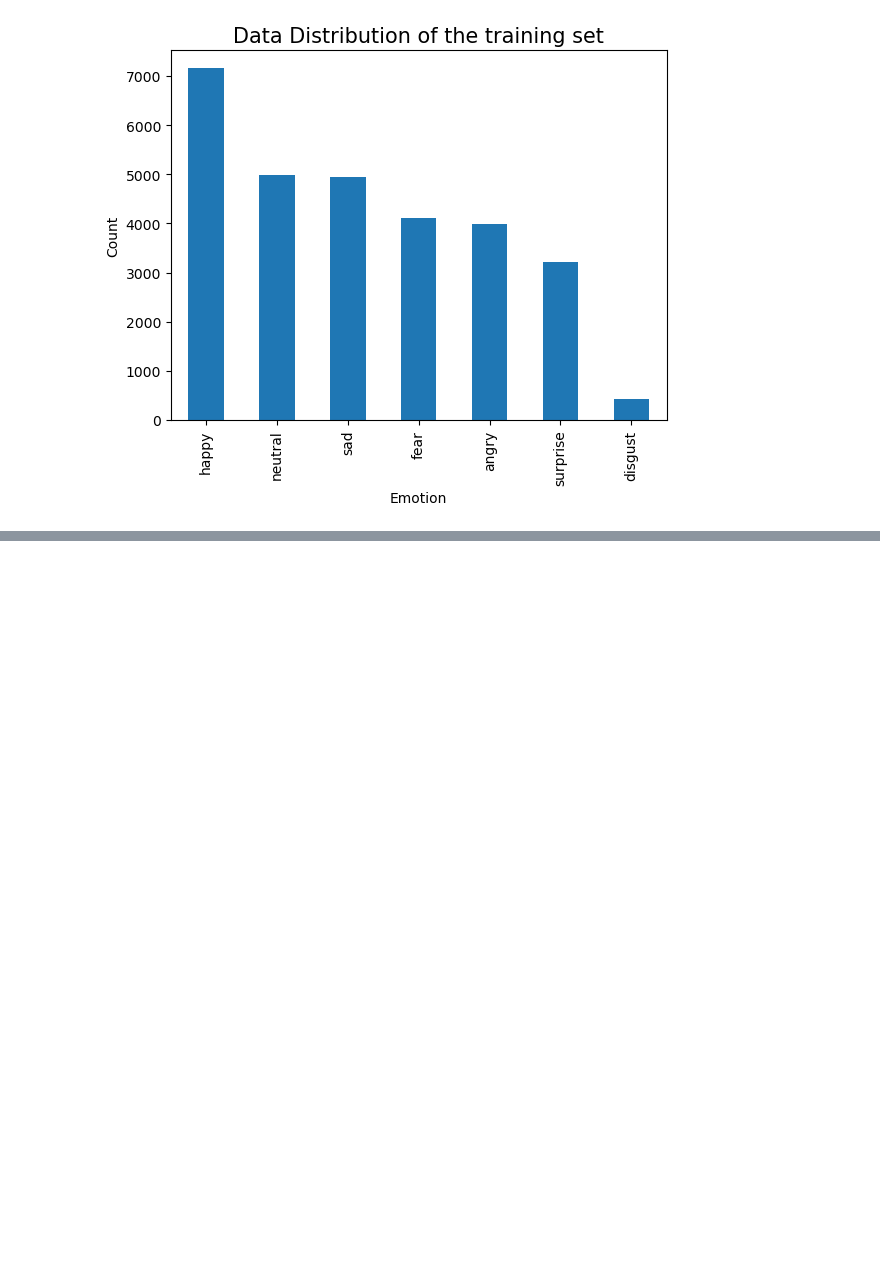
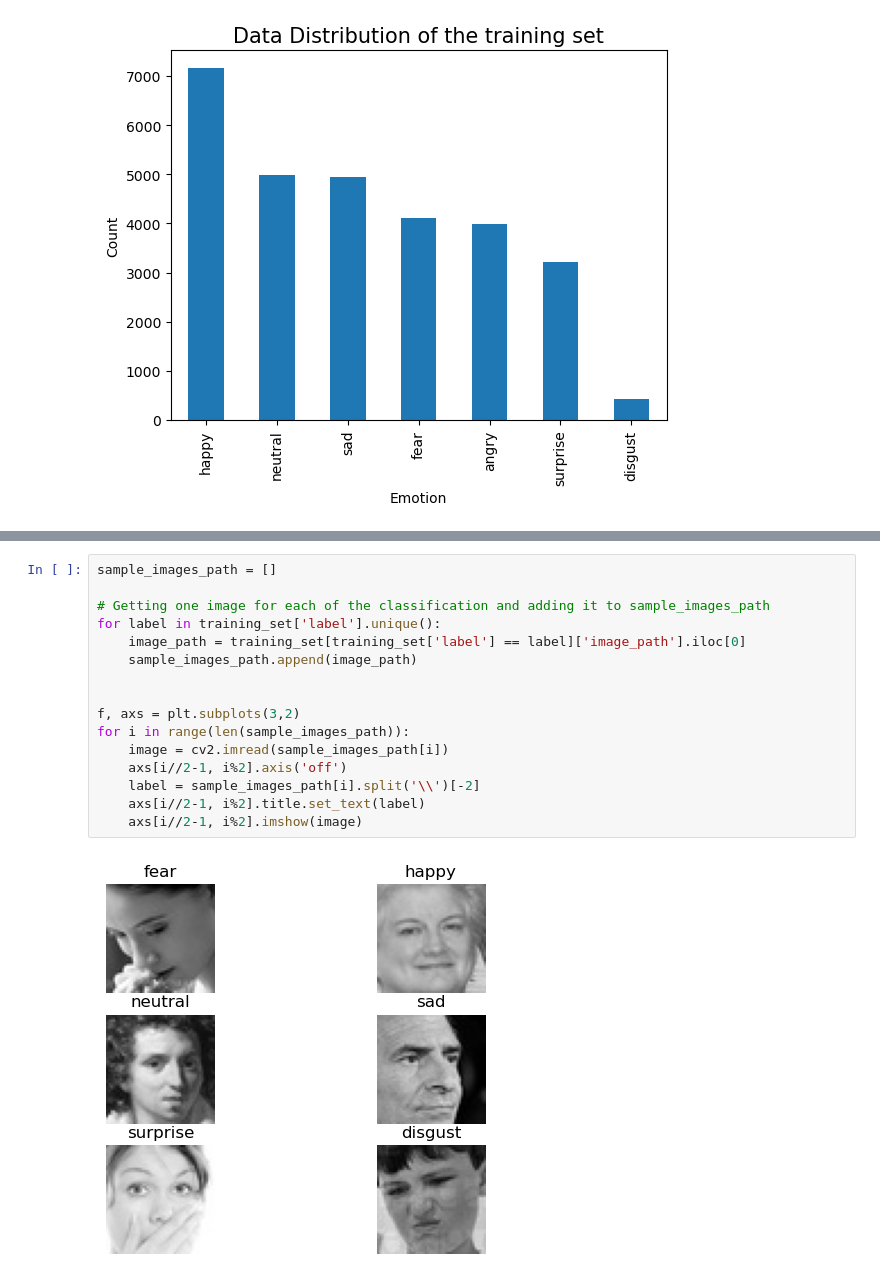
Before and after one commit to aronnicksnts/Facial-Expression-CNN, a Jupyter notebook: main.ipynb, the cells around one changed output, grey strips where cells are left out. Cells and saved outputs as stored; diff of their text form; blank space fills up the shorter version.

```diff
--- a/main.ipynb
+++ b/main.ipynb
@@ -54,0 +68,18 @@ visualize_dataset(training_set, "Data Distribution of the training set")
+# %%
+sample_images_path = []
+
+# Getting one image for each of the classification and adding it to sample_images_path
+for label in training_set['label'].unique():
+    image_path = training_set[training_set['label'] == label]['image_path'].iloc[0]
+    sample_images_path.append(image_path)
+
+
+f, axs = plt.subplots(3,2)
+for i in range(len(sample_images_path)):
+    image = cv2.imread(sample_images_path[i])
+    axs[i//2-1, i%2].axis('off')
+    label = sample_images_path[i].split('\\')[-2]
+    axs[i//2-1, i%2].title.set_text(label)
+    axs[i//2-1, i%2].imshow(image)
+# %% [output]
+[figure, added]
```
Also changed, not shown: parts of 5 cells of this notebook.
